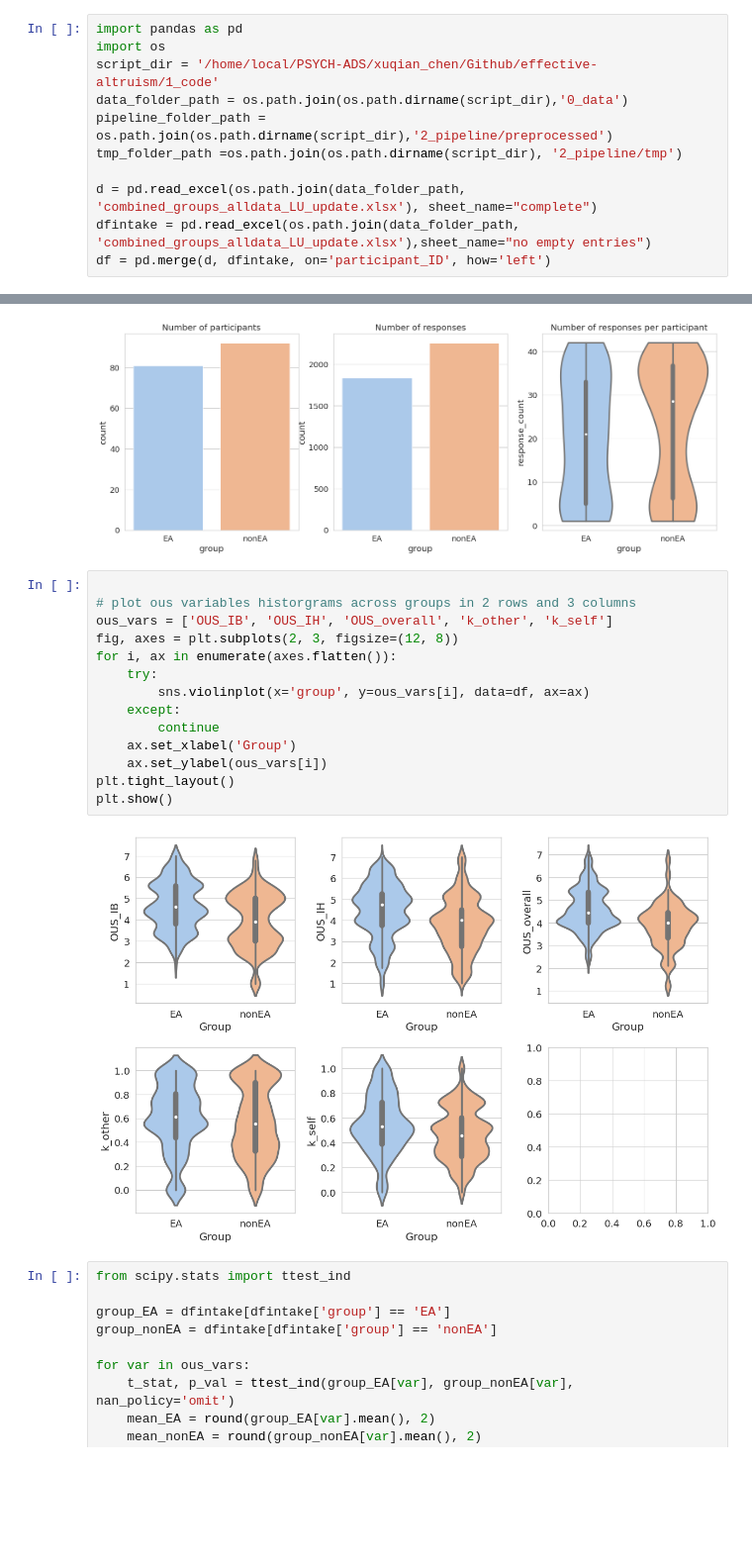
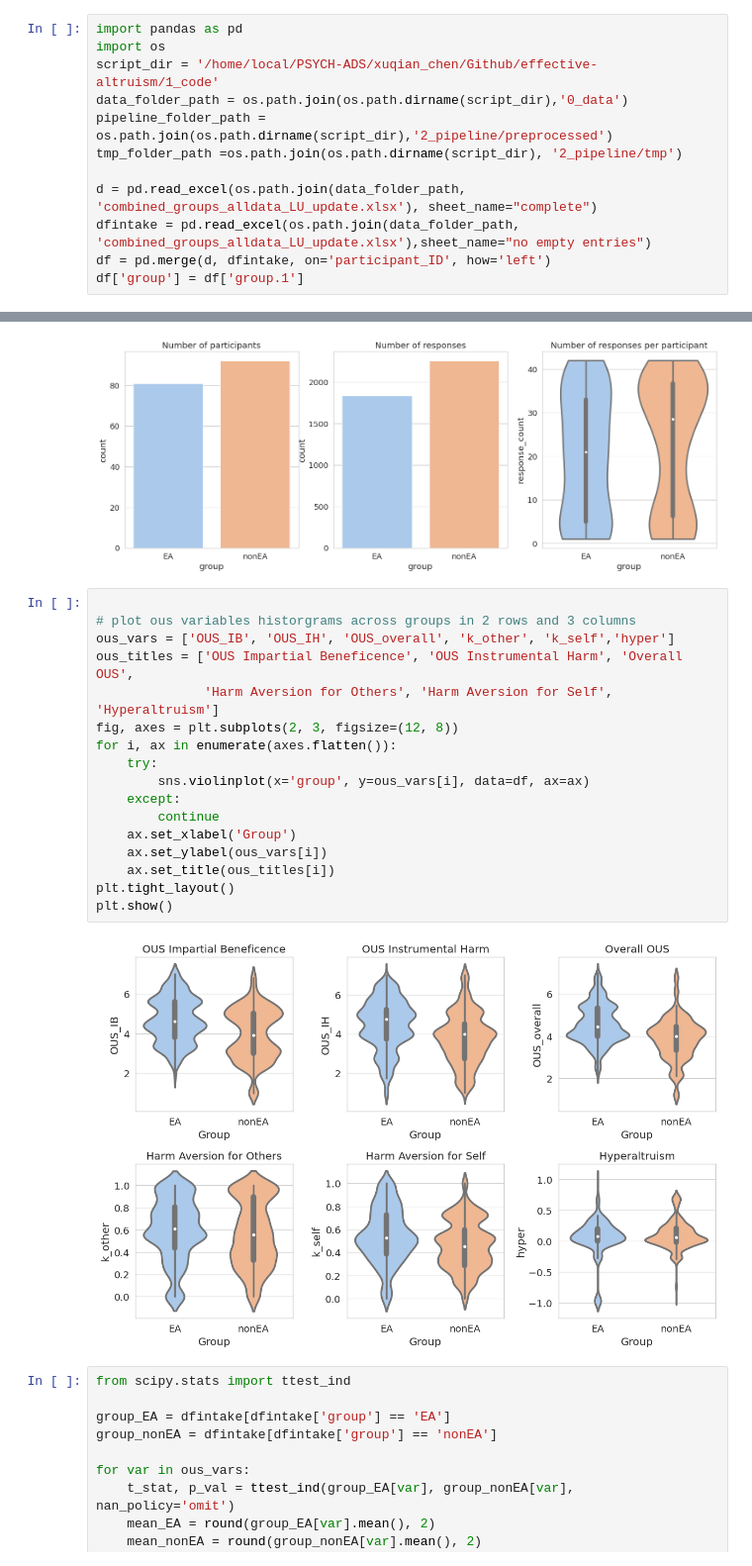
Before and after one commit to amberxuqianchen/effective-altruism, a Jupyter notebook: 1_code/descriptive.ipynb, the cells around one changed output, grey strips where cells are left out. Shown at 99% size. Cells and saved outputs as stored; diff of their text form; blank space fills up the shorter version.

```diff
--- a/1_code/descriptive.ipynb
+++ b/1_code/descriptive.ipynb
@@ -9,3 +9,4 @@ tmp_folder_path =os.path.join(os.path.dirname(script_dir), '2_pipeline/tmp')
 d = pd.read_excel(os.path.join(data_folder_path, 'combined_groups_alldata_LU_update.xlsx'), sheet_name="complete")
 dfintake = pd.read_excel(os.path.join(data_folder_path, 'combined_groups_alldata_LU_update.xlsx'),sheet_name="no empty entries")
 df = pd.merge(d, dfintake, on='participant_ID', how='left')
+df['group'] = df['group.1']
@@ -35,19 +38,22 @@ plt.show()
 # %%
 
 # plot ous variables historgrams across groups in 2 rows and 3 columns
-ous_vars = ['OUS_IB', 'OUS_IH', 'OUS_overall', 'k_other', 'k_self']
+ous_vars = ['OUS_IB', 'OUS_IH', 'OUS_overall', 'k_other', 'k_self','hyper']
+ous_titles = ['OUS Impartial Beneficence', 'OUS Instrumental Harm', 'Overall OUS',
+              'Harm Aversion for Others', 'Harm Aversion for Self', 'Hyperaltruism']
 fig, axes = plt.subplots(2, 3, figsize=(12, 8))
 for i, ax in enumerate(axes.flatten()):
     try:
         sns.violinplot(x='group', y=ous_vars[i], data=df, ax=ax)
     except:
         continue
     ax.set_xlabel('Group')
     ax.set_ylabel(ous_vars[i])
+    ax.set_title(ous_titles[i])
 plt.tight_layout()
 plt.show()
 # %% [output]
-[figure, old version]
+[figure, new version]
 # %%
 from scipy.stats import ttest_ind
 
```
Also changed, not shown: parts of 36 cells of this notebook.
